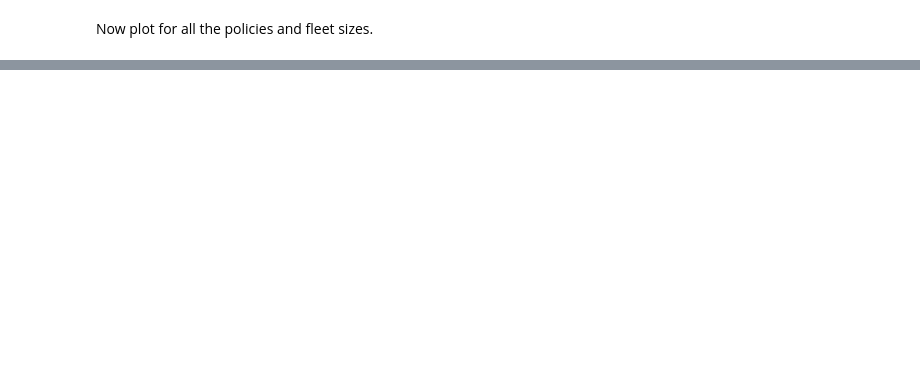
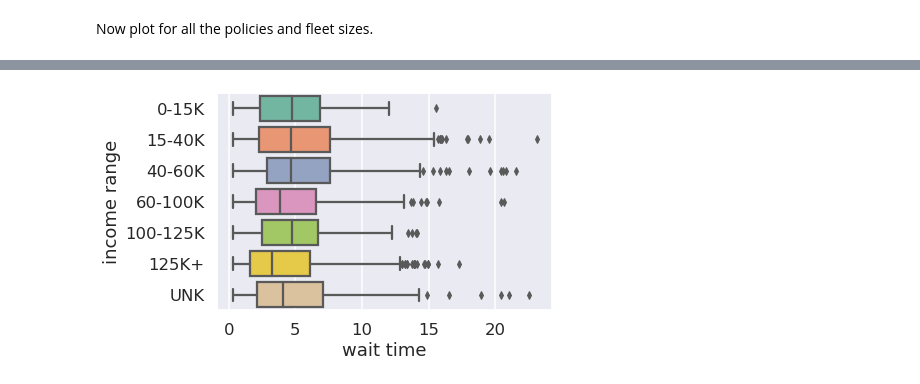
Before and after one commit to philipqlu/amod-toronto, a Jupyter notebook: data_utils/output/analysis.ipynb, the cells around one changed output, grey strips where cells are left out. Saved outputs shown, nothing was run; the diff lists cells and outputs as text; code cells hidden in the pictures; blank space fills up the shorter version.

```diff
--- a/data_utils/output/analysis.ipynb
+++ b/data_utils/output/analysis.ipynb
@@ -398,0 +403,8 @@ plot_all(original_trips)
+# %%
+# Simulated df (demand-supply)
+policy = 'ds'
+fleet_size = 200
+sim_file = get_data_file(policy, fleet_size, LEGS_FILE)
+sim_trips = get_legs(sim_file)
+print("Number of actual trips: %d", len(sim_trips))
+sim_trips.head()
@@ -398,0 +420,6 @@ plot_all(original_trips)
+# %%
+combined = get_combined_trips(original_trips, sim_trips)
+# %%
+boxplot('wait time', 'income range', combined, income_groups)
+# %% [output]
+[figure, added]
```
Also changed, not shown: parts of 12 cells of this notebook, 2 other files.
